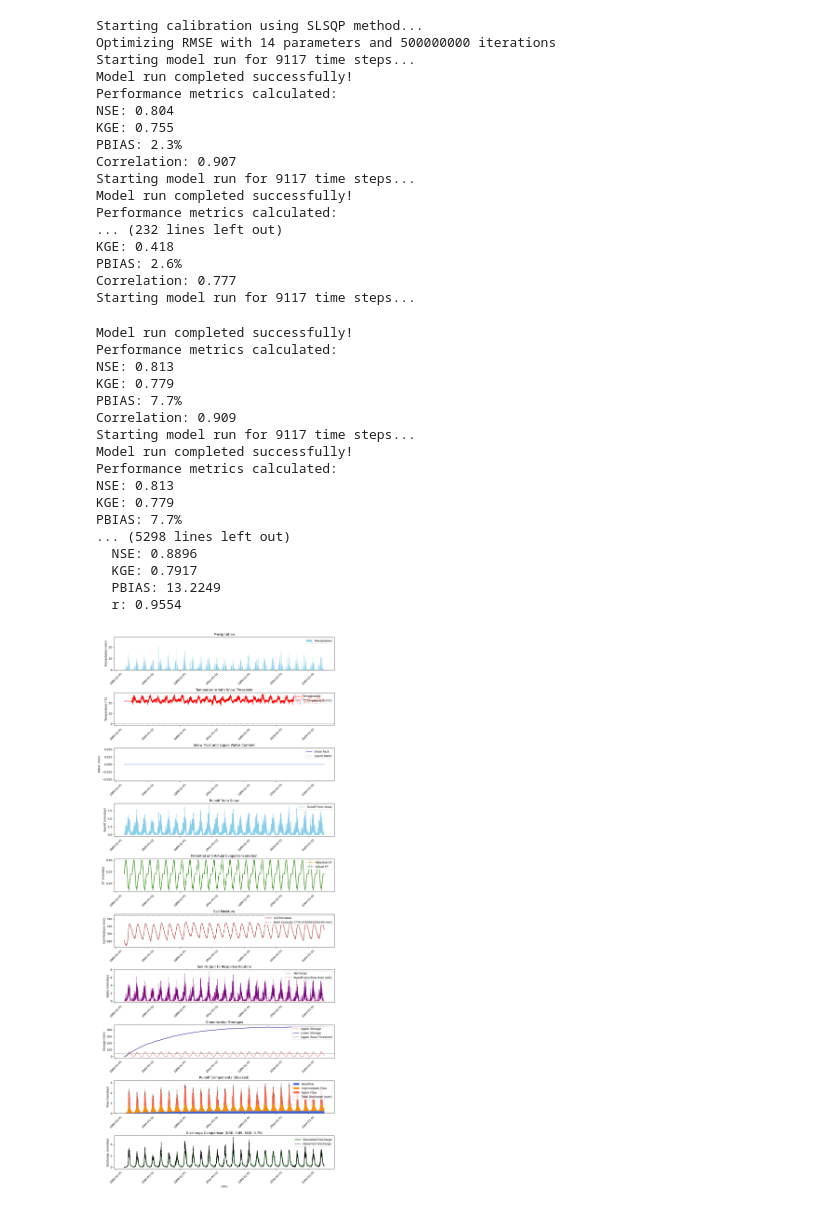
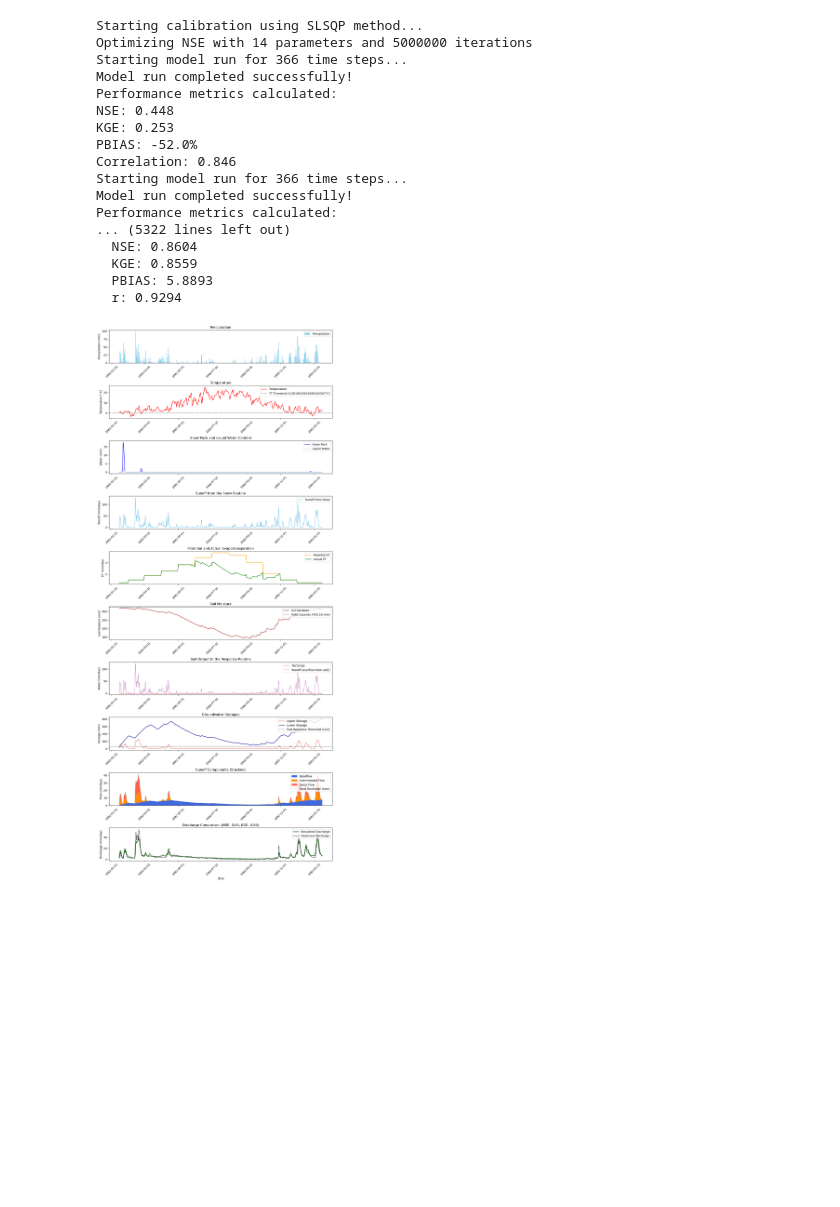
Before and after one commit to abdallaox/HBV_python_implementation, a Jupyter notebook: test.ipynb, the cells around one changed output. Drawn from its saved outputs; the diff is of its cells as text; code cells hidden in the pictures; blank space fills up the shorter version.

Commit message:
fixed the date problem, prepared more data for experimenting

```diff
--- a/test.ipynb
+++ b/test.ipynb
@@ -2,6 +2,6 @@
 import pandas as pd
 import plotly
 
-# Read the CSV file
-df = pd.read_excel('hbv_results.xlsx')  # Assuming tab-separated based on your image
+# Read the CSV filed
+df = pd.read_excel('./data/lookout.xlsx')  # Assuming tab-separated based on your image
 # %%
@@ -26,12 +33,13 @@ model = HBVModel()
 # # 2. Load your data (either from file or DataFrame)
 # # Read the data from pandas df
 model.load_data(data=df,
-               date_column='Date',
-               precip_column='Precipitation',
-               temp_column='Temperature',
+               date_column='Dag',
+               precip_column='P',
+               temp_column='T',
                pet_column='PET',
-               obs_q_column='Qobs')
-# ,
-#                start_date='1982-01-15',          # start date you want
-#                end_date='1983-01-15' )  # if you have observed discharge
+               obs_q_column='Q',
+               date_format='%Y%m%d',
+               start_date='1982-01-15',          # start date you want
+               end_date='1983-01-15',
+            )  # if you have observed discharge
 # %% [output]
@@ -43,22 +69,22 @@ custom_params = {
     'snow': {
         'TT': {'min': -2.0, 'max': 2.0, 'default': 0.0},      # Temperature threshold for snow/rain (°C)
         'CFMAX': {'min': 1.0, 'max': 6.0, 'default': 4},      # Degree-day factor (mm/°C/day)
-        'PCF': {'min': 0, 'max': 1.5, 'default': 0.3},      # Precipitation correction factor (-)
+        'PCF': {'min': 0.3, 'max': 1.5, 'default': 0.67},      # Precipitation correction factor (-)
         'SFCF': {'min': 0, 'max': 1.5, 'default': 0.3},     # Snowfall correction factor (-)
         'CFR': {'min': 0.0, 'max': 0.2, 'default': 0.05},     # Refreezing coefficient (-)
         'CWH': {'min': 0.0, 'max': 0.2, 'default': 0.1}       # Water holding capacity of snow (-)
     },
     'soil': {
-        'FC': {'min': 50.0, 'max': 1000.0, 'default': 750.0},  # Field capacity (mm)
+        'FC': {'min': 50.0, 'max': 650, 'default': 450.0},  # Field capacity (mm)
         'LP': {'min': 0.3, 'max': 1.0, 'default': 0.75},      # Limit for potential evaporation (-)
-        'BETA': {'min': 1.0, 'max': 8.0, 'default': 3.0}      # Shape coefficient (-)
+        'BETA': {'min': 1.0, 'max': 35, 'default': 3.0}      # Shape coefficient (-)
     },
     'response': {
         'K0': {'min': 0.01, 'max': 0.9, 'default': 0.12},      # Quick flow recession coefficient (1/day)
-        'K1': {'min': 0.0005, 'max': 0.5, 'default': 0.05},     # Intermediate flow recession coefficient (1/day)
-        'K2': {'min': 0.0005, 'max': 0.5, 'default': 0.05},     # Baseflow recession coefficient (1/day)
+        'K1': {'min': 0.05, 'max': 0.5, 'default': 0.05},     # Intermediate flow recession coefficient (1/day)
+        'K2': {'min': 0.005, 'max': 0.5, 'default': 0.05},     # Baseflow recession coefficient (1/day)
         'UZL': {'min': 5.0, 'max': 50.0, 'default': 28.0},    # Upper zone threshold (mm)
-        'PERC': {'min': 0.03, 'max': 8.0, 'default': 0.25}     # Percolation rate (mm/day)
+        'PERC': {'min': 0.03, 'max': 25, 'default': 0.25}     # Percolation rate (mm/day)
     }
 }
 model.set_parameters(custom_params)
@@ -68,7 +94,7 @@ model.set_initial_conditions(
     snowpack=0,  #initial snowpack (mm)
     liquid_water=0,    # Initial liquid water in snow (mm)
     soil_moisture= 650,  # Initial soil moisture (mm)
-    upper_storage=30,   # Initial upper zone storage (mm)
+    upper_storage=80,   # Initial upper zone storage (mm)
     lower_storage=30, ) # Initial lower zone storage (mm)
 
 # 5. Run the model
@@ -91,53 +120,36 @@ Correlation: 0.900
 # %%
 results = calibrate_hbv_model(
     model,
     method='SLSQP',     # Optimization algorithm
-    objective='RMSE',    # Objective function to optimize
-    iterations=500000000,     # Maximum iterations
+    objective='NSE',    # Objective function to optimize
+    iterations=5000000,     # Maximum iterations
     verbose=True,       # Print progress
     plot_results=True   # Plot results after calibration
 )
 
 # The model now has calibrated parameters
 # You can access them via model.params
 
 # You can also access the calibration results
 optimized_params = results['parameters']
 performance = results['performance']
 optimization_details = results['optimization_result']
 # %% [output]
 Starting calibration using SLSQP method...
-Optimizing RMSE with 14 parameters and 500000000 iterations
-Starting model run for 9117 time steps...
+Optimizing NSE with 14 parameters and 5000000 iterations
+Starting model run for 366 time steps...
 Model run completed successfully!
 Performance metrics calculated:
-NSE: 0.804
-KGE: 0.755
-PBIAS: 2.3%
-Correlation: 0.907
-Starting model run for 9117 time steps...
+NSE: 0.448
+KGE: 0.253
+PBIAS: -52.0%
+Correlation: 0.846
+Starting model run for 366 time steps...
 Model run completed successfully!
 Performance metrics calculated:
-... (232 lines left out)
-KGE: 0.418
-PBIAS: 2.6%
-Correlation: 0.777
-Starting model run for 9117 time steps...
+... (5322 lines left out)
+  NSE: 0.8604
+  KGE: 0.8559
+  PBIAS: 5.8893
+  r: 0.9294
-Model run completed successfully!
-Performance metrics calculated:
-NSE: 0.813
-KGE: 0.779
-PBIAS: 7.7%
-Correlation: 0.909
-Starting model run for 9117 time steps...
-Model run completed successfully!
-Performance metrics calculated:
-NSE: 0.813
-KGE: 0.779
-PBIAS: 7.7%
-... (5298 lines left out)
-  NSE: 0.8896
-  KGE: 0.7917
-  PBIAS: 13.2249
-  r: 0.9554
-[figure, old version]
+[figure, new version]
```
Also changed, not shown: parts of 9 cells of this notebook, 9 other files.
